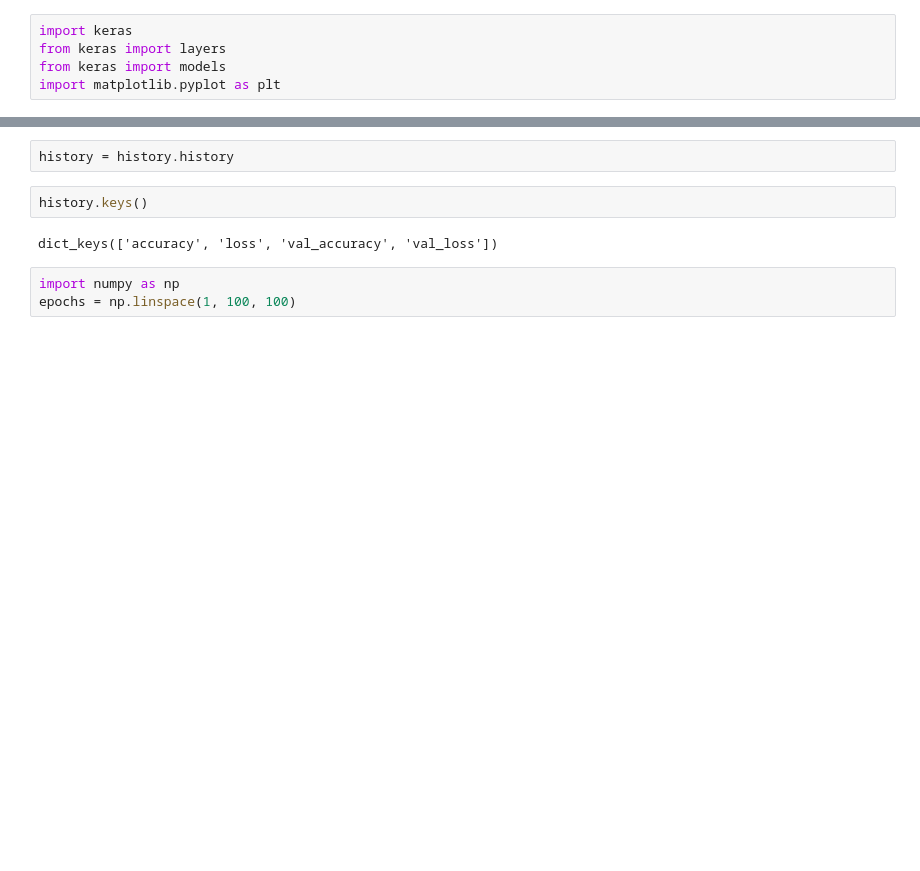
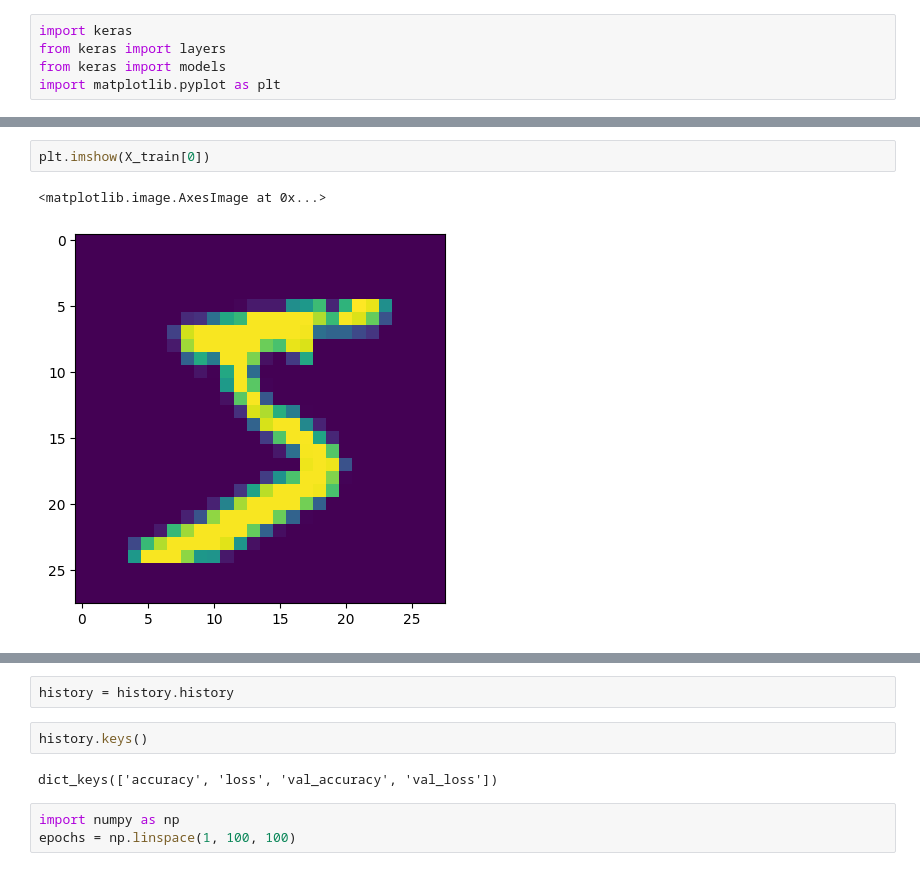
Before and after one commit to Gijs-De-Munck/tensorflow-notebooks, a Jupyter notebook: Untitled1.ipynb, the cells around one changed output, grey strips where cells are left out. Cells and saved outputs as stored; diff of their text form; blank space fills up the shorter version.

```diff
--- a/Untitled1.ipynb
+++ b/Untitled1.ipynb
@@ -14,3 +9,8 @@ Downloading data from https://storage.googleapis.com/tensorflow/tf-keras-dataset
+# %%
+plt.imshow(X_train[0])
+# %% [output]
+<matplotlib.image.AxesImage at 0x...>
+[figure, added]
 # %%
 from tensorflow.keras.layers import Input, Conv2D, MaxPooling2D, Flatten, Dense, concatenate, Dropout
 from tensorflow.keras.models import Model
```
Also changed, not shown: parts of 8 cells of this notebook.
